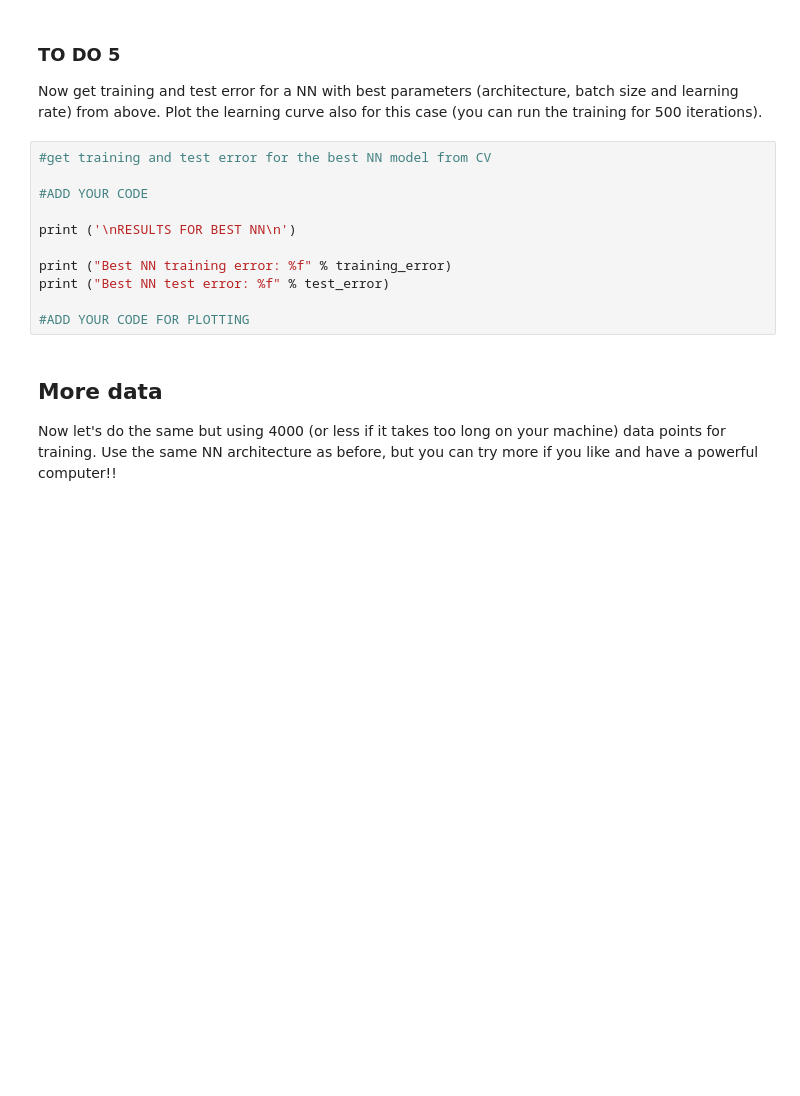
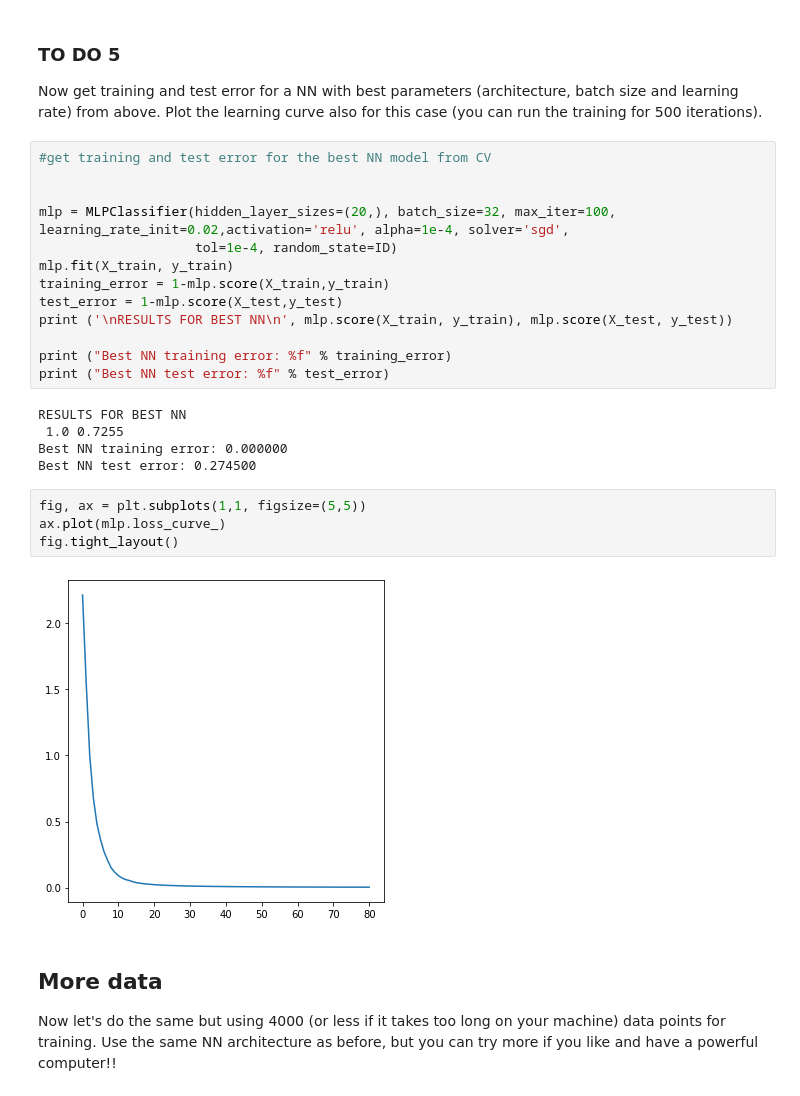
Before and after one commit to tommasoamico/machine_learning, a Jupyter notebook: lab3/LAB3_Characters_Classification_with_Neural_Networks.ipynb, the cells around one changed output. Drawn from its saved outputs; the diff is of its cells as text; blank space fills up the shorter version.

```diff
--- a/lab3/LAB3_Characters_Classification_with_Neural_Networks.ipynb
+++ b/lab3/LAB3_Characters_Classification_with_Neural_Networks.ipynb
@@ -322,14 +382,27 @@ Now get training and test error for a NN with best parameters (architecture, bat
 # %%
 #get training and test error for the best NN model from CV
 
-#ADD YOUR CODE
 
-print ('\nRESULTS FOR BEST NN\n')
+mlp = MLPClassifier(hidden_layer_sizes=(20,), batch_size=32, max_iter=100, learning_rate_init=0.02,activation='relu', alpha=1e-4, solver='sgd',
+                    tol=1e-4, random_state=ID)
+mlp.fit(X_train, y_train)
+training_error = 1-mlp.score(X_train,y_train)
+test_error = 1-mlp.score(X_test,y_test)
+print ('\nRESULTS FOR BEST NN\n', mlp.score(X_train, y_train), mlp.score(X_test, y_test))
 
 print ("Best NN training error: %f" % training_error)
 print ("Best NN test error: %f" % test_error)
-
-#ADD YOUR CODE FOR PLOTTING
+# %% [output]
+RESULTS FOR BEST NN
+ 1.0 0.7255
+Best NN training error: 0.000000
+Best NN test error: 0.274500
+# %%
+fig, ax = plt.subplots(1,1, figsize=(5,5))
+ax.plot(mlp.loss_curve_)
+fig.tight_layout()
+# %% [output]
+[figure, added]
 # %% [markdown]
 ## More data
 Now let's do the same but using 4000 (or less if it takes too long on your machine) data points for training. Use the same NN architecture as before, but you can try more if you like and have a powerful computer!!
```
Also changed, not shown: parts of 8 cells of this notebook.
